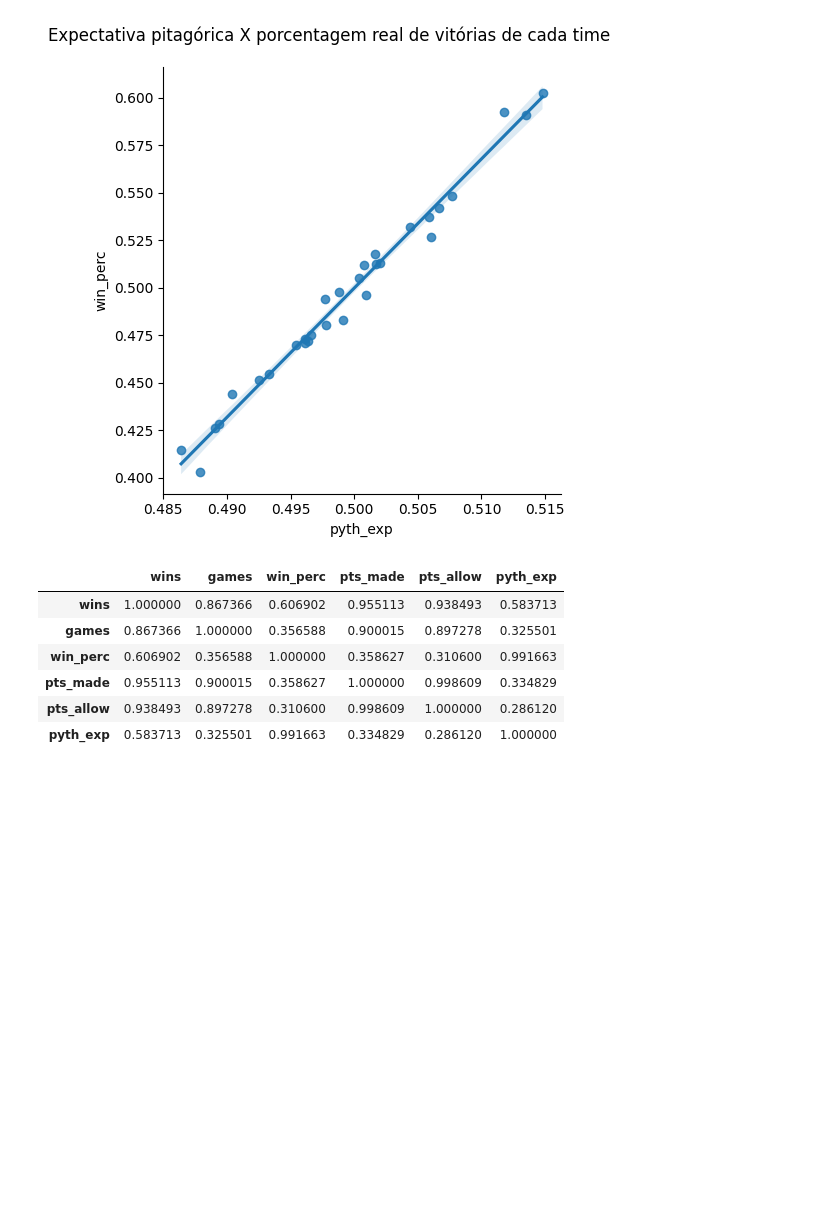
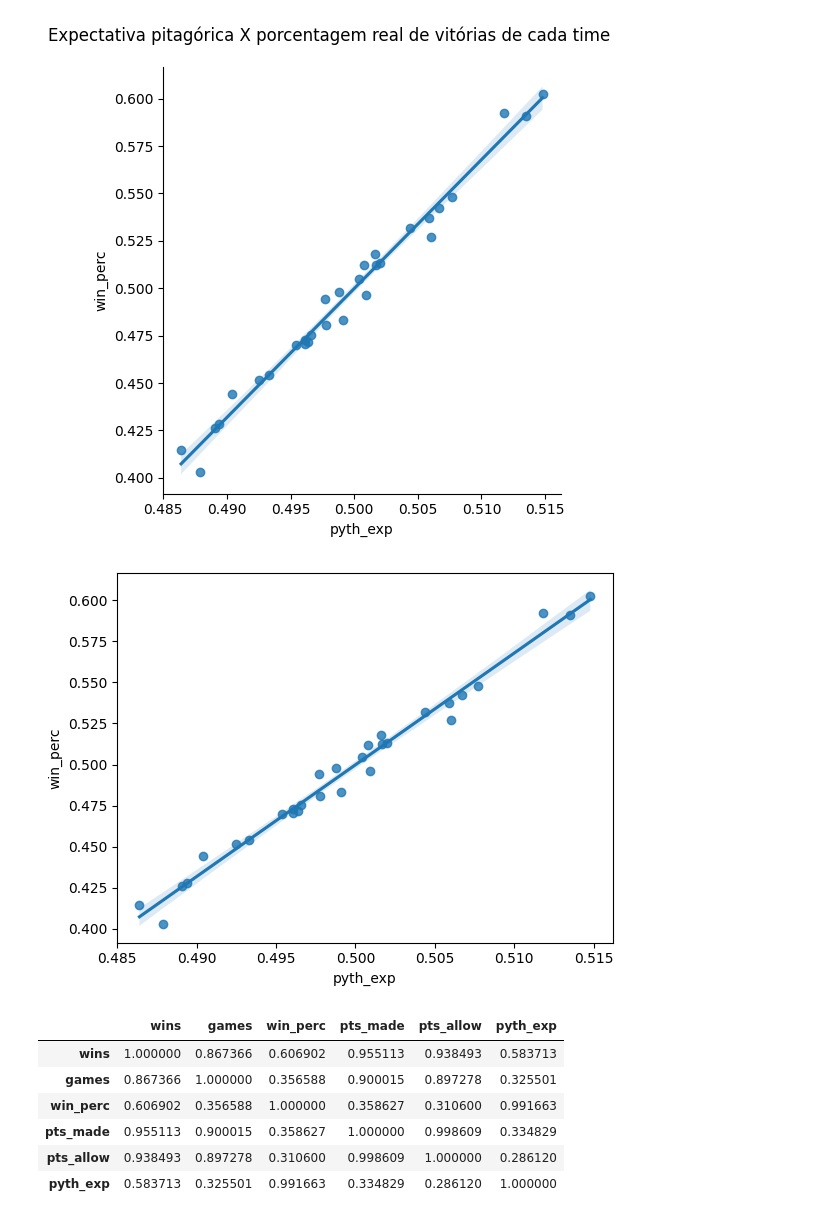
Before and after one commit to mths-andrade/pyth_exp, a Jupyter notebook: pythagorean.ipynb, the cells around one changed output. Drawn from its saved outputs; the diff is of its cells as text; code cells hidden in the pictures; blank space fills up the shorter version.

```diff
--- a/pythagorean.ipynb
+++ b/pythagorean.ipynb
@@ -71,6 +74,10 @@ ax.fig.suptitle("Expectativa pitagórica X porcentagem real de vitórias de cada
 # %% [output]
 Text(0.5, 1.05, 'Expectativa pitagórica X porcentagem real de vitórias de cada time')
 [figure]
+# %%
+ax=sns.regplot(x='pyth_exp',y='win_perc',data=pyth)
+# %% [output]
+[figure, added]
 # %%
 corr=pyth.corr()
 corr
```
Also changed, not shown: parts of 5 cells of this notebook.
